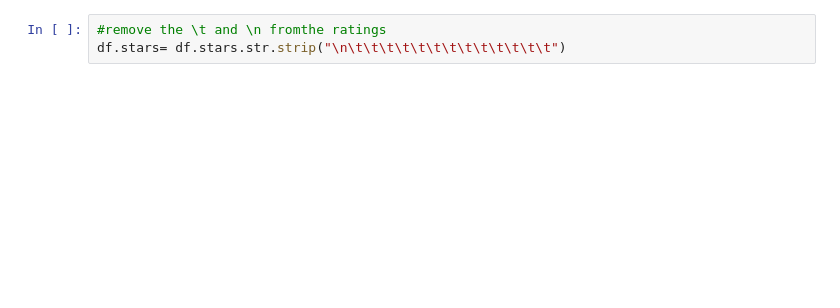
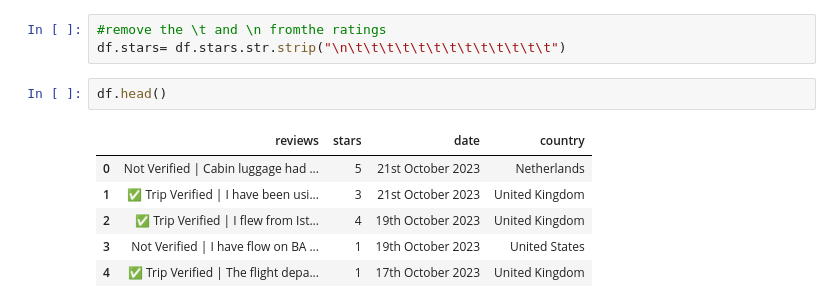
Before and after one commit to i-ninte/data-analytics-R-python, a Jupyter notebook: BA_REVIEWS_PROJECT.ipynb, the cells around one changed output. Drawn from its saved outputs; the diff is of its cells as text; blank space fills up the shorter version.

```diff
--- a/BA_REVIEWS_PROJECT.ipynb
+++ b/BA_REVIEWS_PROJECT.ipynb
@@ -322,3 +322,12 @@ array(['\n\t\t\t\t\t\t\t\t\t\t\t\t\t5', '4', '1', '5', '3', '2', '10',
 # %%
 #remove the \t and \n fromthe ratings
 df.stars= df.stars.str.strip("\n\t\t\t\t\t\t\t\t\t\t\t\t\t")
+# %%
+df.head()
+# %% [output]
+|  | reviews | stars | date | country |
+| 0 | Not Verified | Cabin luggage had ... | 5 | 21st October 2023 | Netherlands |
+| 1 | ✅ Trip Verified | I have been usi... | 3 | 21st October 2023 | United Kingdom |
+| 2 | ✅ Trip Verified | I flew from Ist... | 4 | 19th October 2023 | United Kingdom |
+| 3 | Not Verified | I have flow on BA ... | 1 | 19th October 2023 | United States |
+| 4 | ✅ Trip Verified | The flight depa... | 1 | 17th October 2023 | United Kingdom |
```
Also changed, not shown: parts of 14 cells of this notebook.
